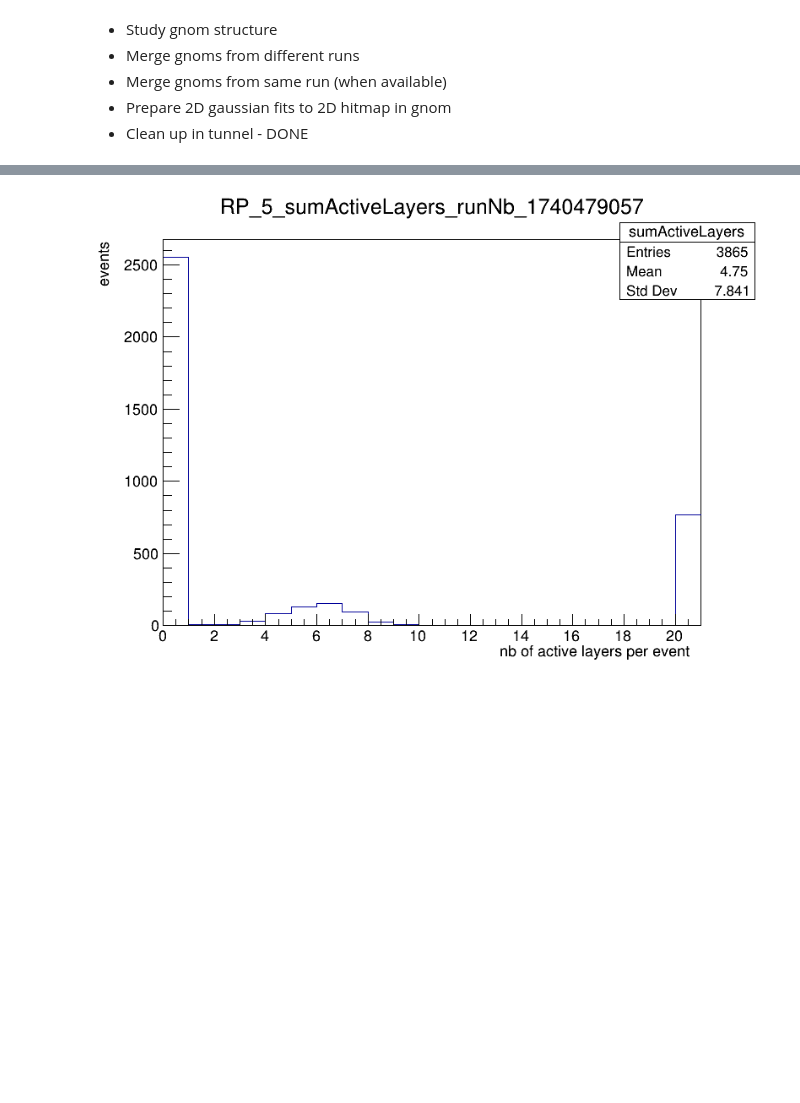
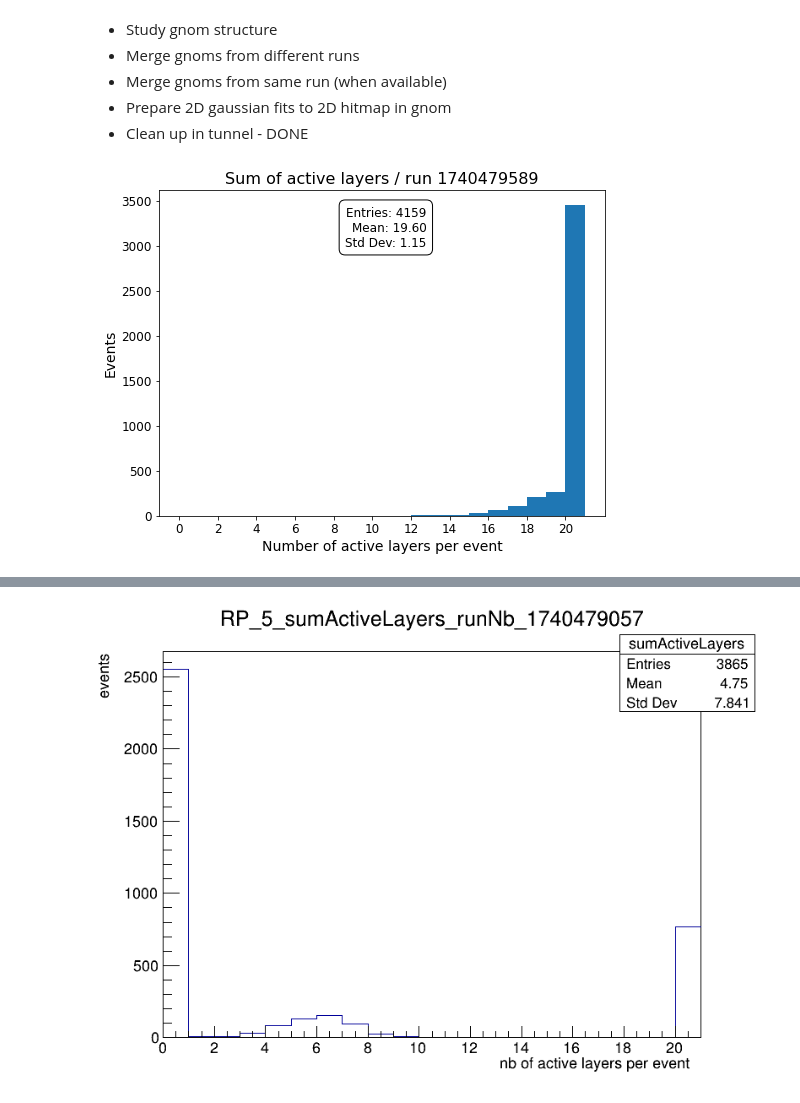
Before and after one commit to chiaramaccani/two_cryst_sim, a Jupyter notebook: TFT/TFT_data.ipynb, the cells around one changed output, grey strips where cells are left out. Saved outputs shown, nothing was run; the diff lists cells and outputs as text; code cells hidden in the pictures; blank space fills up the shorter version.

```diff
--- a/TFT/TFT_data.ipynb
+++ b/TFT/TFT_data.ipynb
@@ -72 +105,5 @@ def plot_MAPMTs_activity(hist, save=False):
+# %%
+plot_sumActiveLayers(get_histogram_uproot(f"./merged_gnams/TOTAL_gnam_{latency_scan_max}.root", "SHIFT", "sumActiveLayers"), save = True)
+# %% [output]
+[figure, added]
 # %%
```
Also changed, not shown: parts of 28 cells of this notebook, 18 other files.
